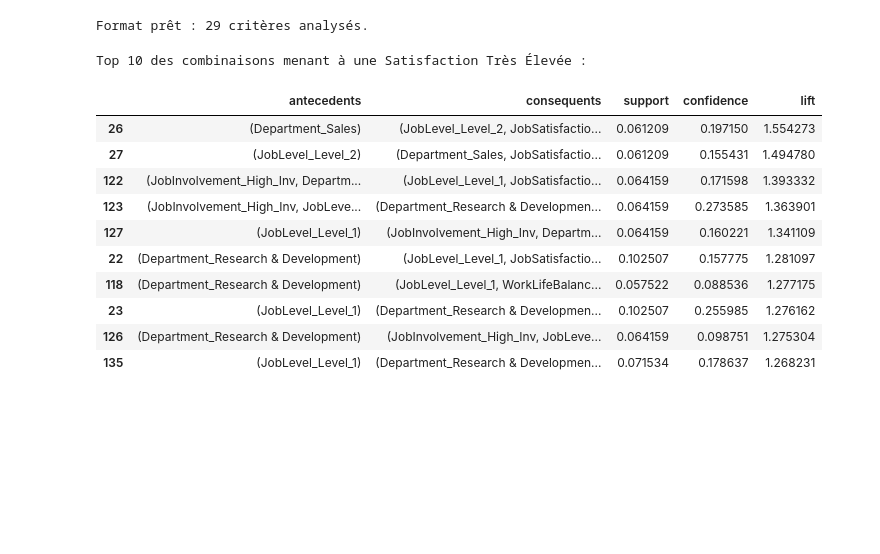
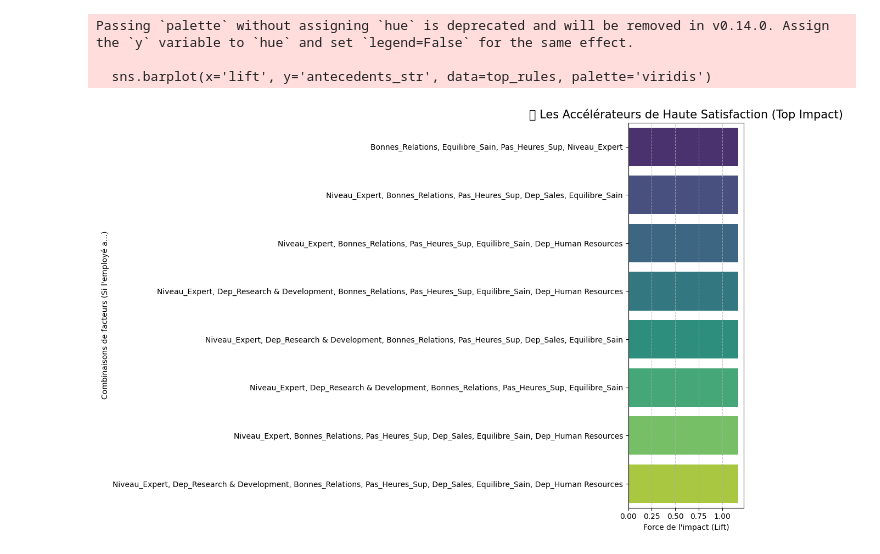
Before and after one commit to Sad-Y-25/HR-360---Le-Cycle-de-Vie-Pr-dictif-de-l-Employ-, a Jupyter notebook: Association – les Facteurs de satisfaction au travail/Apriori.ipynb, the cells around one changed output. Saved outputs shown, nothing was run; the diff lists cells and outputs as text; code cells hidden in the pictures; blank space fills up the shorter version.

```diff
--- a/Association – les Facteurs de satisfaction au travail/Apriori.ipynb
+++ b/Association – les Facteurs de satisfaction au travail/Apriori.ipynb
@@ -38,38 +62,28 @@ display(df_sat.head())
 # %%
-# Transformation One-Hot
-basket = pd.get_dummies(df_sat)
+import matplotlib.pyplot as plt
+import seaborn as sns
 
-# Conversion en booléens
-basket = basket.astype(bool)
+if not satisfaction_rules.empty:
+    # On prend les 10 meilleures règles pour la visualisation
+    top_rules = satisfaction_rules.head(10).copy()
 
-print(f"Format prêt : {basket.shape[1]} critères analysés.")
+    # Transformation des antécédents en texte lisible pour l'axe Y
+    top_rules['antecedents_str'] = top_rules['antecedents'].apply(lambda x: ', '.join(list(x)))
+
+    plt.figure(figsize=(12, 8))
+    # Utilisation d'une palette de couleurs dégradée
+    sns.barplot(x='lift', y='antecedents_str', data=top_rules, palette='viridis')
+
+    plt.title('🚀 Les Accélérateurs de Haute Satisfaction (Top Impact)', fontsize=15)
+    plt.xlabel('Force de l\'impact (Lift)')
+    plt.ylabel('Combinaisons de facteurs (Si l\'employé a...)')
+    plt.grid(axis='x', linestyle='--', alpha=0.7)
+    plt.tight_layout()
+    plt.show()
+else:
+    print("Graphique impossible : le jeu de règles est vide.")
 # %% [output]
-Format prêt : 29 critères analysés.
+Passing `palette` without assigning `hue` is deprecated and will be removed in v0.14.0. Assign the `y` variable to `hue` and set `legend=False` for the same effect.
+
+  sns.barplot(x='lift', y='antecedents_str', data=top_rules, palette='viridis')
+[figure, added]
-# %%
-# Extraction des itemsets fréquents (min_support de 5% pour capter des profils précis)
-frequent_itemsets = apriori(basket, min_support=0.05, use_colnames=True)
-
-# Génération des règles d'association
-rules = association_rules(frequent_itemsets, metric="lift", min_threshold=1.2)
-
-# Filtrer pour voir uniquement les facteurs qui causent une Satisfaction Très Élevée
-high_sat_rules = rules[rules['consequents'].apply(lambda x: 'Very_High_JobSatisfaction' in str(x))]
-
-# Trier par Lift (force de l'association)
-high_sat_rules = high_sat_rules.sort_values(by='lift', ascending=False)
-
-print("Top 10 des combinaisons menant à une Satisfaction Très Élevée :")
-display(high_sat_rules[['antecedents', 'consequents', 'support', 'confidence', 'lift']].head(10))
-# %% [output]
-Top 10 des combinaisons menant à une Satisfaction Très Élevée :
-|  | antecedents | consequents | support | confidence | lift |
-| 26 | (Department_Sales) | (JobLevel_Level_2, JobSatisfactio... | 0.061209 | 0.197150 | 1.554273 |
-| 27 | (JobLevel_Level_2) | (Department_Sales, JobSatisfactio... | 0.061209 | 0.155431 | 1.494780 |
-| 122 | (JobInvolvement_High_Inv, Departm... | (JobLevel_Level_1, JobSatisfactio... | 0.064159 | 0.171598 | 1.393332 |
-| 123 | (JobInvolvement_High_Inv, JobLeve... | (Department_Research & Developmen... | 0.064159 | 0.273585 | 1.363901 |
-| 127 | (JobLevel_Level_1) | (JobInvolvement_High_Inv, Departm... | 0.064159 | 0.160221 | 1.341109 |
-| 22 | (Department_Research & Development) | (JobLevel_Level_1, JobSatisfactio... | 0.102507 | 0.157775 | 1.281097 |
-| 118 | (Department_Research & Development) | (JobLevel_Level_1, WorkLifeBalanc... | 0.057522 | 0.088536 | 1.277175 |
-| 23 | (JobLevel_Level_1) | (Department_Research & Developmen... | 0.102507 | 0.255985 | 1.276162 |
-| 126 | (Department_Research & Development) | (JobInvolvement_High_Inv, JobLeve... | 0.064159 | 0.098751 | 1.275304 |
-| 135 | (JobLevel_Level_1) | (Department_Research & Developmen... | 0.071534 | 0.178637 | 1.268231 |
```
Also changed, not shown: parts of 6 cells of this notebook, 5 other files.
